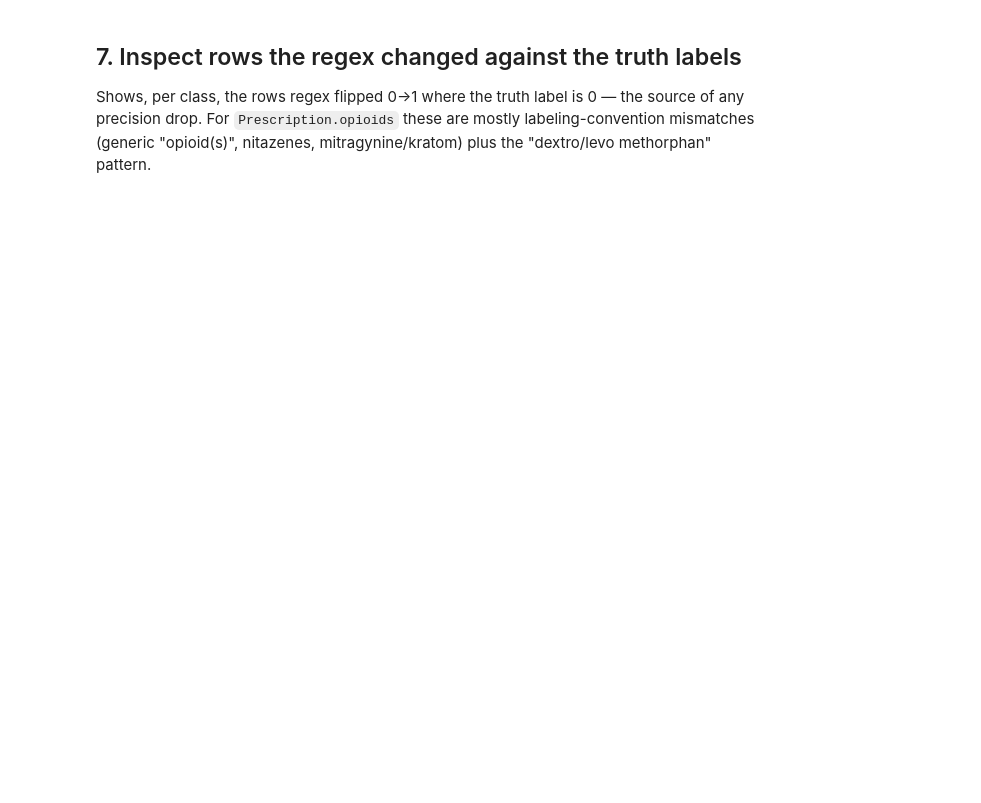
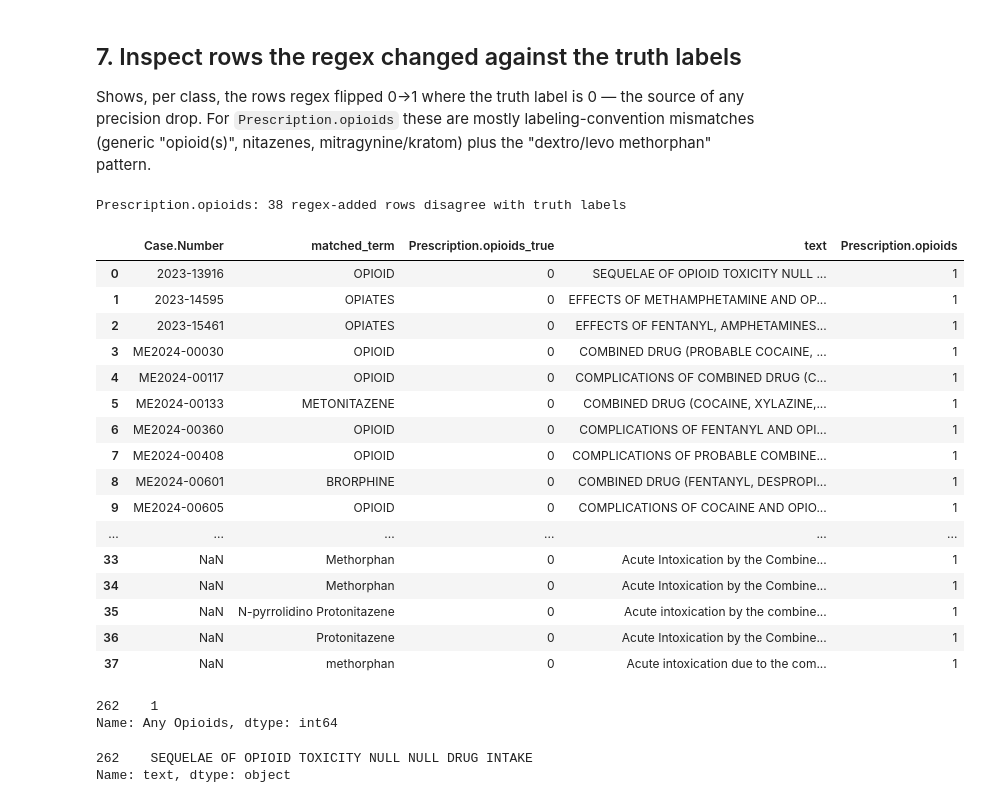
Before and after one commit to elemets/rosla-pipeline, a Jupyter notebook: pipeline/updated_classification.ipynb, the cells around one changed output. Saved outputs shown, nothing was run; the diff lists cells and outputs as text; code cells hidden in the pictures; blank space fills up the shorter version.

Commit message:
Updating regex classifier in pipeline

```diff
--- a/pipeline/updated_classification.ipynb
+++ b/pipeline/updated_classification.ipynb
@@ -161,19 +230,39 @@ precision drop. For `Prescription.opioids` these are mostly labeling-convention
 # %%
 from regex_classifier import build_patterns, DEFAULT_NFLIS
 
 patterns = build_patterns(DEFAULT_NFLIS)
 col = "Prescription.opioids"
 
 added_fp = (before[col] == 0) & (after[col] == 1) & (y_true[col] == 0)
 print(f"{col}: {int(added_fp.sum())} regex-added rows disagree with truth labels")
 
 rows = []
 for i in feats.index[added_fp]:
     m = patterns[col].search(feats.at[i, "text"])
     rows.append({
         "Case.Number": feats.at[i, "Case.Number"],
         "matched_term": m.group() if m else None,
-        "Any Opioids_true": y_true.at[i, "Any Opioids"],
+        "Prescription.opioids_true": y_true.at[i, "Prescription.opioids"],
         "text": feats.at[i, "text"][:120],
+        "Prescription.opioids": after.at[i, "Prescription.opioids"]
     })
 pd.DataFrame(rows)
+# %% [output]
+Prescription.opioids: 38 regex-added rows disagree with truth labels
+|  | Case.Number | matched_term | Prescription.opioids_true | text | Prescription.opioids |
+| 0 | 2023-13916 | OPIOID | 0 | SEQUELAE OF OPIOID TOXICITY NULL ... | 1 |
+| 1 | 2023-14595 | OPIATES | 0 | EFFECTS OF METHAMPHETAMINE AND OP... | 1 |
+| 2 | 2023-15461 | OPIATES | 0 | EFFECTS OF FENTANYL, AMPHETAMINES... | 1 |
+| 3 | ME2024-00030 | OPIOID | 0 | COMBINED DRUG (PROBABLE COCAINE, ... | 1 |
+| 4 | ME2024-00117 | OPIOID | 0 | COMPLICATIONS OF COMBINED DRUG (C... | 1 |
+| 5 | ME2024-00133 | METONITAZENE | 0 | COMBINED DRUG (COCAINE, XYLAZINE,... | 1 |
+| 6 | ME2024-00360 | OPIOID | 0 | COMPLICATIONS OF FENTANYL AND OPI... | 1 |
+| 7 | ME2024-00408 | OPIOID | 0 | COMPLICATIONS OF PROBABLE COMBINE... | 1 |
+| 8 | ME2024-00601 | BRORPHINE | 0 | COMBINED DRUG (FENTANYL, DESPROPI... | 1 |
+| 9 | ME2024-00605 | OPIOID | 0 | COMPLICATIONS OF COCAINE AND OPIO... | 1 |
+| ... | ... | ... | ... | ... | ... |
+| 33 | NaN | Methorphan | 0 | Acute Intoxication by the Combine... | 1 |
+| 34 | NaN | Methorphan | 0 | Acute Intoxication by the Combine... | 1 |
+| 35 | NaN | N-pyrrolidino Protonitazene | 0 | Acute intoxication by the combine... | 1 |
+| 36 | NaN | Protonitazene | 0 | Acute Intoxication by the Combine... | 1 |
+| 37 | NaN | methorphan | 0 | Acute intoxication due to the com... | 1 |
@@ -179,0 +273,10 @@ pd.DataFrame(rows)
+# %%
+external_df[external_df['Case.Number'] == '2023-13916']['Any Opioids']
+# %% [output]
+262    1
+Name: Any Opioids, dtype: int64
+# %%
+external_df[external_df['Case.Number'] == '2023-13916']['text']
+# %% [output]
+262    SEQUELAE OF OPIOID TOXICITY NULL NULL DRUG INTAKE
+Name: text, dtype: object
```
Also changed, not shown: parts of 7 cells of this notebook, 2 other files.
